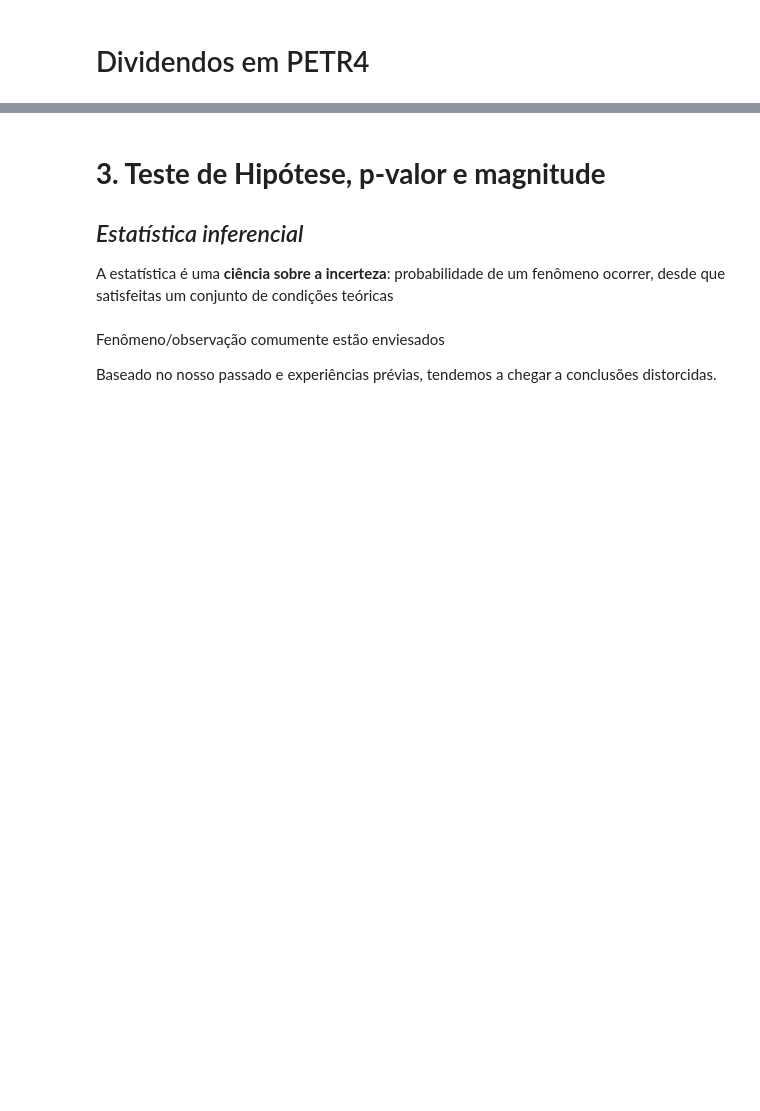
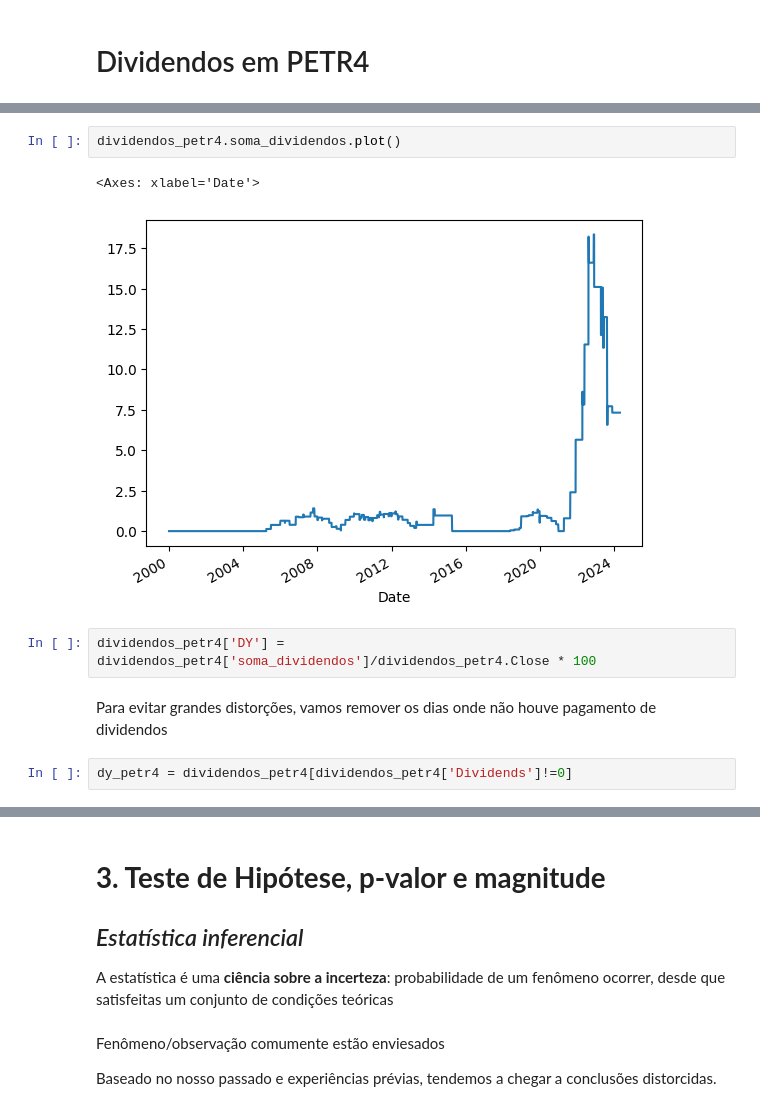
Before and after one commit to Akirahori/Mercado-Financeiro, a Jupyter notebook: Mód_4 - Estatística no Mercado Financeiro-checkpoint.ipynb, the cells around one changed output, grey strips where cells are left out. Cells and saved outputs as stored; diff of their text form; blank space fills up the shorter version.

```diff
--- a/Mód_4 - Estatística no Mercado Financeiro-checkpoint.ipynb
+++ b/Mód_4 - Estatística no Mercado Financeiro-checkpoint.ipynb
@@ -388,0 +444,11 @@ ValueError: window must be an integer 0 or greater
+# %%
+dividendos_petr4.soma_dividendos.plot()
+# %% [output]
+<Axes: xlabel='Date'>
+[figure, added]
+# %%
+dividendos_petr4['DY'] = dividendos_petr4['soma_dividendos']/dividendos_petr4.Close * 100
+# %% [markdown]
+Para evitar grandes distorções, vamos remover os dias onde não houve pagamento de dividendos
+# %%
+dy_petr4 = dividendos_petr4[dividendos_petr4['Dividends']!=0]
```
Also changed, not shown: parts of 46 cells of this notebook.
